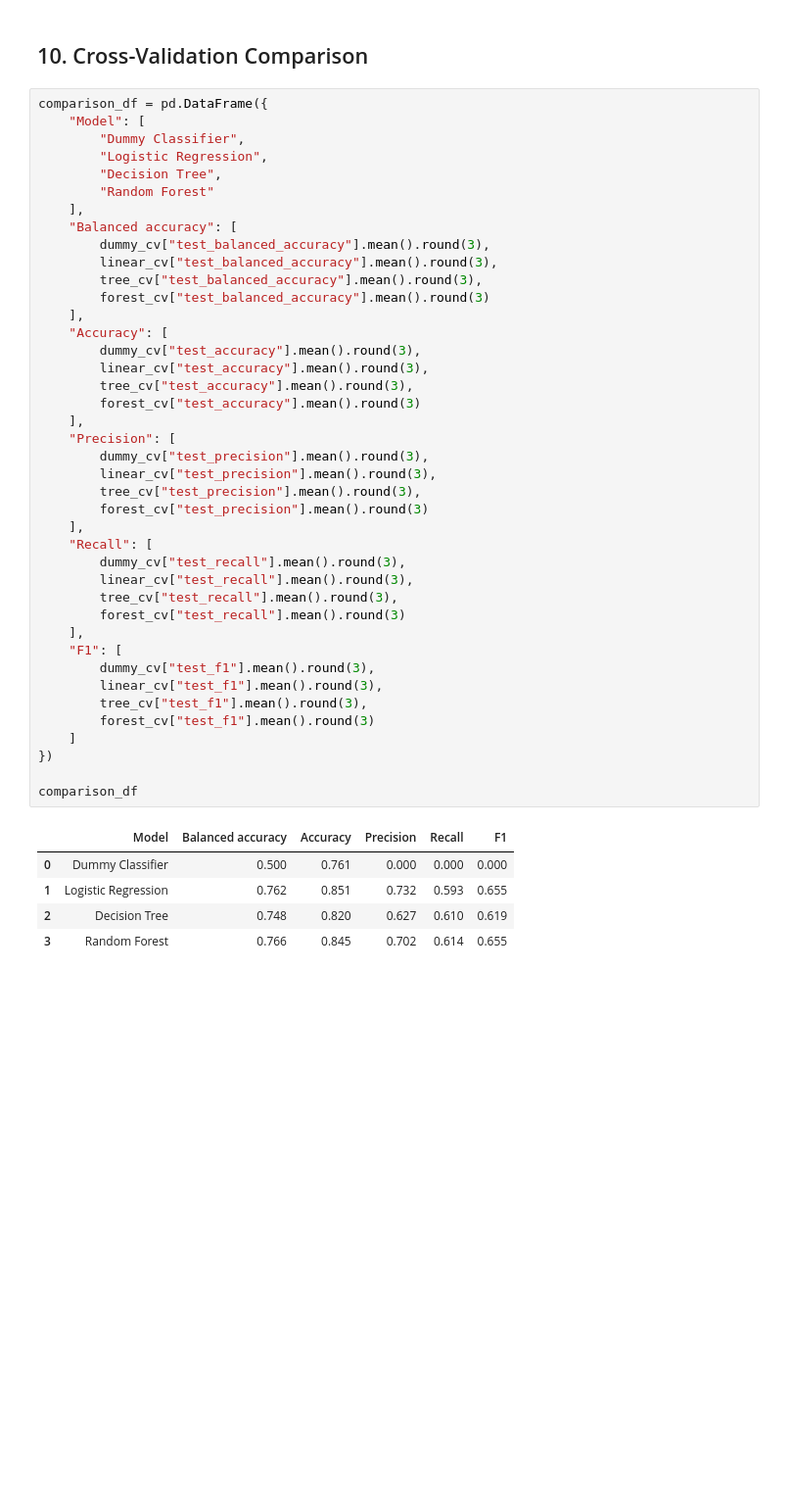
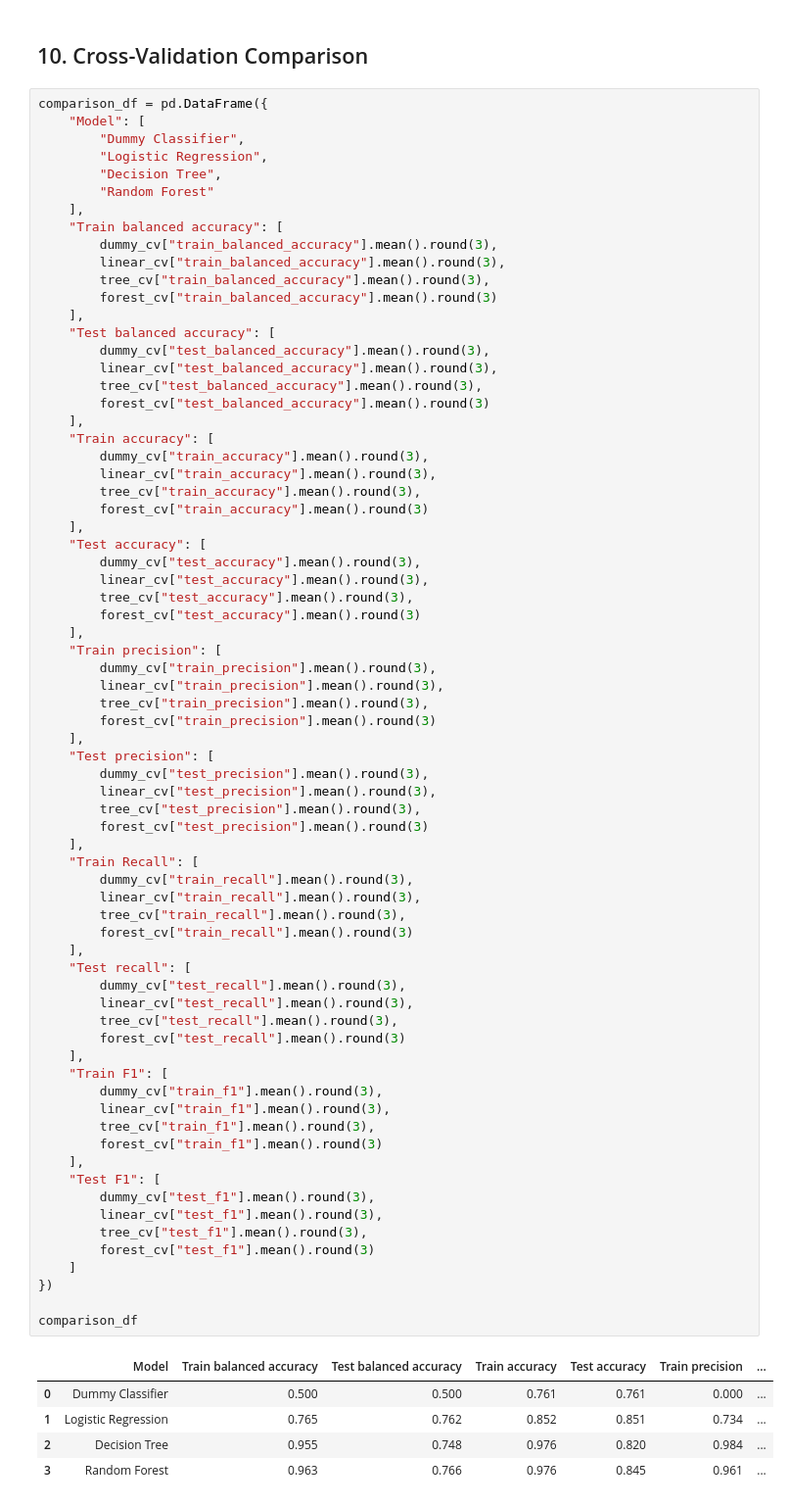
Before and after one commit to SimonYip22/adult-income-ml-classification, a Jupyter notebook: adult_income_workflow.ipynb, the cells around one changed output. Shown at 98% size. Saved outputs shown, nothing was run; the diff lists cells and outputs as text; blank space fills up the shorter version.

```diff
--- a/adult_income_workflow.ipynb
+++ b/adult_income_workflow.ipynb
@@ -612,42 +612,72 @@ comparison_df = pd.DataFrame({
         "Decision Tree",
         "Random Forest"
     ],
-    "Balanced accuracy": [
+    "Train balanced accuracy": [
+        dummy_cv["train_balanced_accuracy"].mean().round(3),
+        linear_cv["train_balanced_accuracy"].mean().round(3),
+        tree_cv["train_balanced_accuracy"].mean().round(3),
+        forest_cv["train_balanced_accuracy"].mean().round(3)
+    ],
+    "Test balanced accuracy": [
         dummy_cv["test_balanced_accuracy"].mean().round(3),
         linear_cv["test_balanced_accuracy"].mean().round(3),
         tree_cv["test_balanced_accuracy"].mean().round(3),
         forest_cv["test_balanced_accuracy"].mean().round(3)
     ],
-    "Accuracy": [
+    "Train accuracy": [
+        dummy_cv["train_accuracy"].mean().round(3),
+        linear_cv["train_accuracy"].mean().round(3),
+        tree_cv["train_accuracy"].mean().round(3),
+        forest_cv["train_accuracy"].mean().round(3)
+    ],
+    "Test accuracy": [
         dummy_cv["test_accuracy"].mean().round(3),
         linear_cv["test_accuracy"].mean().round(3),
         tree_cv["test_accuracy"].mean().round(3),
         forest_cv["test_accuracy"].mean().round(3)
     ],
-    "Precision": [
+    "Train precision": [
+        dummy_cv["train_precision"].mean().round(3),
+        linear_cv["train_precision"].mean().round(3),
+        tree_cv["train_precision"].mean().round(3),
+        forest_cv["train_precision"].mean().round(3)
+    ],
+    "Test precision": [
         dummy_cv["test_precision"].mean().round(3),
         linear_cv["test_precision"].mean().round(3),
         tree_cv["test_precision"].mean().round(3),
         forest_cv["test_precision"].mean().round(3)
     ],
-    "Recall": [
+    "Train Recall": [
+        dummy_cv["train_recall"].mean().round(3),
+        linear_cv["train_recall"].mean().round(3),
+        tree_cv["train_recall"].mean().round(3),
+        forest_cv["train_recall"].mean().round(3)
+    ],
+    "Test recall": [
         dummy_cv["test_recall"].mean().round(3),
         linear_cv["test_recall"].mean().round(3),
         tree_cv["test_recall"].mean().round(3),
         forest_cv["test_recall"].mean().round(3)
     ],
-    "F1": [
+    "Train F1": [
+        dummy_cv["train_f1"].mean().round(3),
+        linear_cv["train_f1"].mean().round(3),
+        tree_cv["train_f1"].mean().round(3),
+        forest_cv["train_f1"].mean().round(3)
+    ],
+    "Test F1": [
         dummy_cv["test_f1"].mean().round(3),
         linear_cv["test_f1"].mean().round(3),
         tree_cv["test_f1"].mean().round(3),
         forest_cv["test_f1"].mean().round(3)
     ]
 })
 
 comparison_df
 # %% [output]
-|  | Model | Balanced accuracy | Accuracy | Precision | Recall | F1 |
-| 0 | Dummy Classifier | 0.500 | 0.761 | 0.000 | 0.000 | 0.000 |
-| 1 | Logistic Regression | 0.762 | 0.851 | 0.732 | 0.593 | 0.655 |
-| 2 | Decision Tree | 0.748 | 0.820 | 0.627 | 0.610 | 0.619 |
-| 3 | Random Forest | 0.766 | 0.845 | 0.702 | 0.614 | 0.655 |
+|  | Model | Train balanced accuracy | Test balanced accuracy | Train accuracy | Test accuracy | Train precision | ... |
+| 0 | Dummy Classifier | 0.500 | 0.500 | 0.761 | 0.761 | 0.000 | ... |
+| 1 | Logistic Regression | 0.765 | 0.762 | 0.852 | 0.851 | 0.734 | ... |
+| 2 | Decision Tree | 0.955 | 0.748 | 0.976 | 0.820 | 0.984 | ... |
+| 3 | Random Forest | 0.963 | 0.766 | 0.976 | 0.845 | 0.961 | ... |
```
Also changed, not shown: parts of 1 cell of this notebook.
